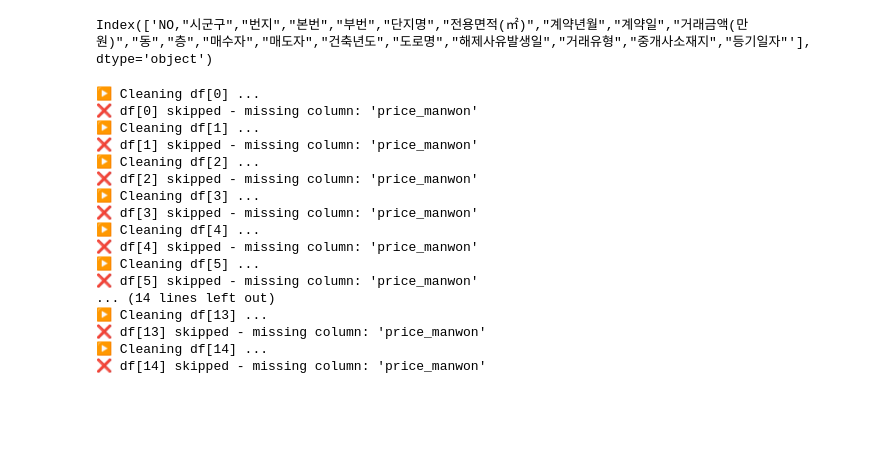
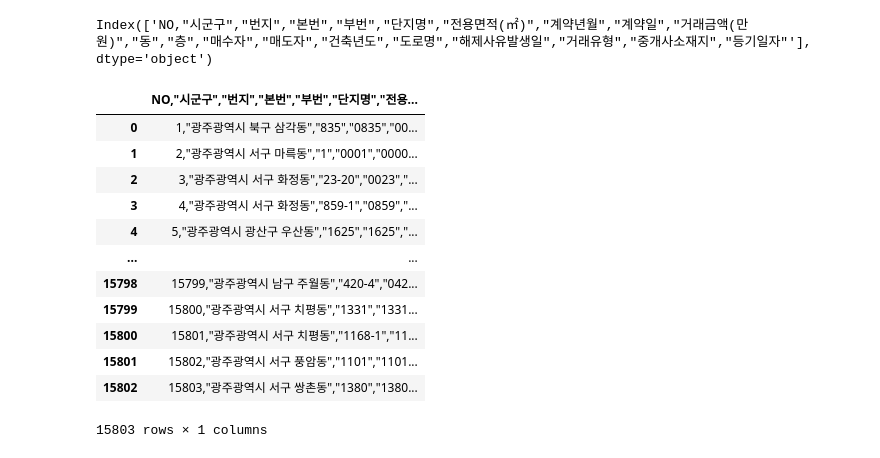
Before and after one commit to Himao-code/pjt-apt_analysis, a Jupyter notebook: test.ipynb, the cells around one changed output. Drawn from its saved outputs; the diff is of its cells as text; code cells hidden in the pictures; blank space fills up the shorter version.

```diff
--- a/test.ipynb
+++ b/test.ipynb
@@ -360,60 +338,45 @@ def rename_and_clean(df):
         '시군구': 'city',
         '전용면적(㎡)': 'area_m2',
         '거래금액(만원)': 'price_manwon',
         '계약년월': 'contract_ym',
         '계약일': 'contract_day'
     }
 
     df = df.rename(columns={k: v for k, v in rename_map.items() if k in df.columns})
 
     # ✅ 필수 컬럼 체크
     required = ['price_manwon', 'area_m2', 'contract_ym', 'contract_day']
     for col in required:
         if col not in df.columns:
             raise KeyError(col)
 
     # ✅ 숫자 변환
     df['price_manwon'] = df['price_manwon'].astype(str).str.replace(",", "").str.strip()
     df['price_manwon'] = pd.to_numeric(df['price_manwon'], errors="coerce")
     df['area_m2'] = pd.to_numeric(df['area_m2'], errors="coerce")
 
     # ✅ 날짜 처리
     df['contract_ym'] = df['contract_ym'].astype(str)
     df['contract_day'] = df['contract_day'].astype(str).str.zfill(2)
     df['date'] = pd.to_datetime(df['contract_ym'] + df['contract_day'], format="%Y%m%d", errors='coerce')
     df['month'] = df['date'].dt.to_period("M").dt.to_timestamp()
 
     # ✅ 평당가 계산
     df['price_per_m2_manwon'] = df['price_manwon'] / df['area_m2']
 
     return df
+dfs[0]
+# %% [output]
+|  | NO,"시군구","번지","본번","부번","단지명","전용... |
+| 0 | 1,"광주광역시 북구 삼각동","835","0835","00... |
+| 1 | 2,"광주광역시 서구 마륵동","1","0001","0000... |
+| 2 | 3,"광주광역시 서구 화정동","23-20","0023","... |
+| 3 | 4,"광주광역시 서구 화정동","859-1","0859","... |
+| 4 | 5,"광주광역시 광산구 우산동","1625","1625","... |
+| ... | ... |
+| 15798 | 15799,"광주광역시 남구 주월동","420-4","042... |
+| 15799 | 15800,"광주광역시 서구 치평동","1331","1331... |
+| 15800 | 15801,"광주광역시 서구 치평동","1168-1","11... |
+| 15801 | 15802,"광주광역시 서구 풍암동","1101","1101... |
+| 15802 | 15803,"광주광역시 서구 쌍촌동","1380","1380... |
+15803 rows × 1 columns
-# %%
-clean_dfs = []
-for i, df in enumerate(dfs):
-    try:
-        print(f"▶ Cleaning df[{i}] ...")
-        cleaned = rename_and_clean(df)
-        clean_dfs.append(cleaned)
-        print(f"✅ df[{i}] cleaned")
-    except KeyError as e:
-        print(f"❌ df[{i}] skipped - missing column: {e}")
-    except Exception as e:
-        print(f"❌ df[{i}] failed: {e}")
-# %% [output]
-▶ Cleaning df[0] ...
-❌ df[0] skipped - missing column: 'price_manwon'
-▶ Cleaning df[1] ...
-❌ df[1] skipped - missing column: 'price_manwon'
-▶ Cleaning df[2] ...
-❌ df[2] skipped - missing column: 'price_manwon'
-▶ Cleaning df[3] ...
-❌ df[3] skipped - missing column: 'price_manwon'
-▶ Cleaning df[4] ...
-❌ df[4] skipped - missing column: 'price_manwon'
-▶ Cleaning df[5] ...
-❌ df[5] skipped - missing column: 'price_manwon'
-... (14 lines left out)
-▶ Cleaning df[13] ...
-❌ df[13] skipped - missing column: 'price_manwon'
-▶ Cleaning df[14] ...
-❌ df[14] skipped - missing column: 'price_manwon'
```
Also changed, not shown: parts of 7 cells of this notebook, 33 other files.
